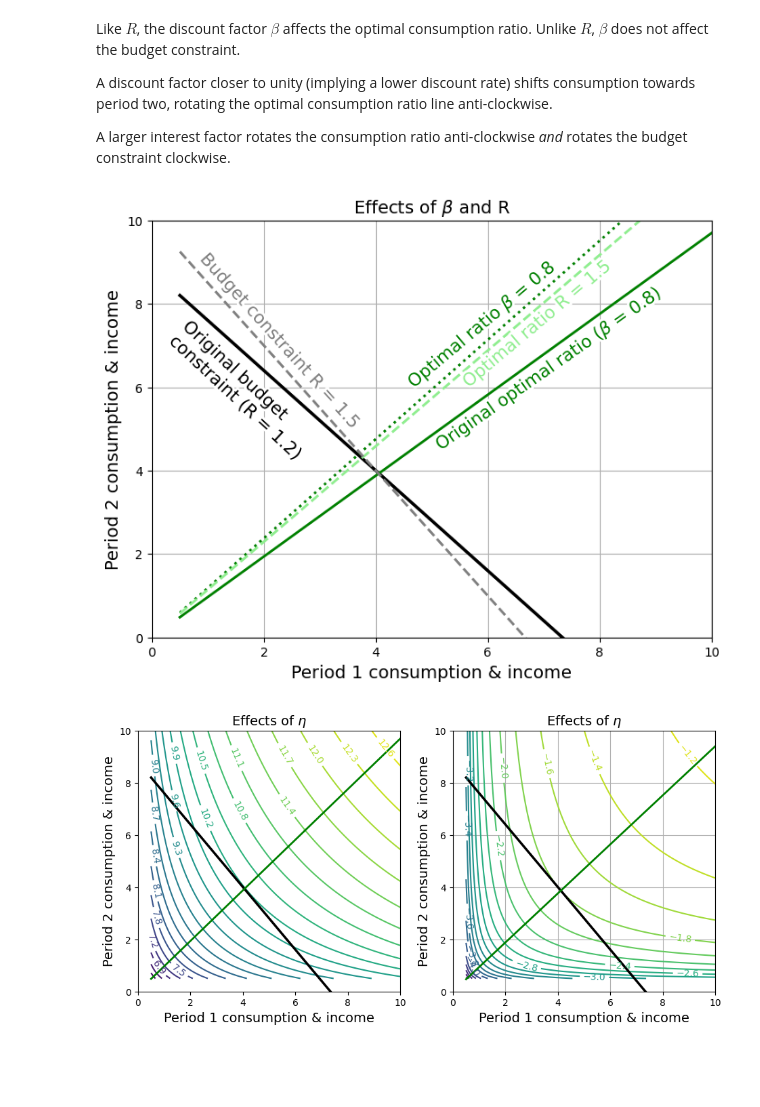
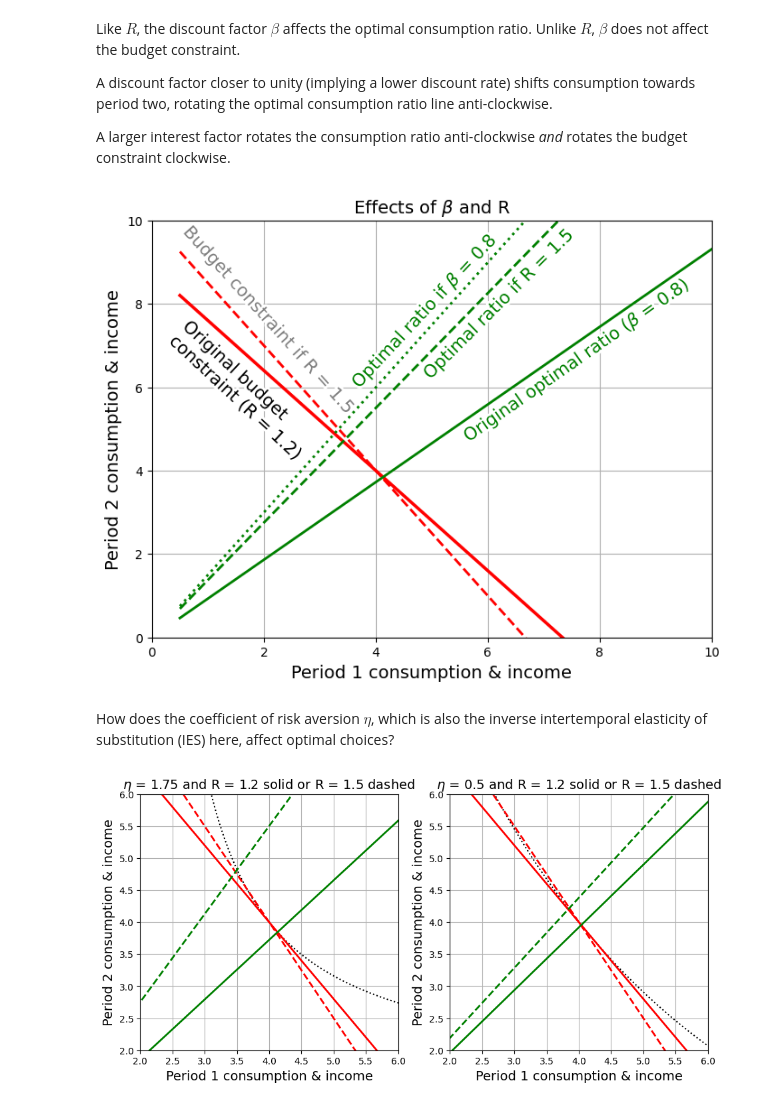
Before and after one commit to jl-2021/my-binder, a Jupyter notebook: intertemporal-choice.ipynb, the cells around one changed output. Saved outputs shown, nothing was run; the diff lists cells and outputs as text; code cells hidden in the pictures; blank space fills up the shorter version.

Commit message:
Tidied up plots

```diff
--- a/intertemporal-choice.ipynb
+++ b/intertemporal-choice.ipynb
@@ -222,7 +235,7 @@ A discount factor closer to unity (implying a lower discount rate) shifts consum
 
 A larger interest factor rotates the consumption ratio anti-clockwise *and* rotates the budget constraint clockwise.
 # %%
-# Using the imports and function definitions above, plot some budget lines
+"""Show how the discount and interest factors affect the budget line and first order condition"""
 
 choice0 = IntertemporalChoice()
 
@@ -257,7 +270,7 @@ c1_line = choice0.linspace()
 plt.figure(figsize=(8, 6))
 
 # Plot the budget constraint
-plt.plot(c1_line, choice0.budget_line(), color='black', linewidth =2.5)
+plt.plot(c1_line, choice0.budget_line(), color='red', linewidth =2.5)
 
 
 plt.xlim(0, 10)
@@ -272,45 +285,55 @@ plt.title(r"Effects of $\beta$ and R", fontsize=14)
 
 plt.plot(c1_line, c2_line_income0, color='green', linewidth =2, linestyle='-')
 plt.plot(c1_line, c2_line_incomeb, color='green', linewidth =2, linestyle=':')
-plt.plot(c1_line, c2_line_incomer, color='lightgreen', linewidth =2, linestyle='--')
+plt.plot(c1_line, c2_line_incomer, color='green', linewidth =2, linestyle='--')
 
-plt.plot(c1_line, choicer.budget_line(), color='grey', linewidth =2, linestyle='--')
+plt.plot(c1_line, choicer.budget_line(), color='red', linewidth =2, linestyle='--')
 
 angle_income = angle_degrees = np.degrees(np.arctan2(c2_line_income[-1] - c2_line_income[0],
                                                      c1_line[-1] - c1_line[0]))
 
-plt.annotate(r'Original optimal ratio ($\beta$ = 0.8)', xy=(5, 6), xytext=(5, 4.5),
+plt.annotate(r'Original optimal ratio ($\beta$ = 0.8)', xy=(5, 6), xytext=(5.5, 4.7),
                fontsize=14, rotation=35, color='green',
             path_effects=[withStroke(linewidth=4, foreground='white')])
 
-plt.annotate(r'Optimal ratio $\beta$ = 0.8', xy=(5, 6), xytext=(4.5, 6.0),
-               fontsize=14, rotation=40, color='green',
+plt.annotate(r'Optimal ratio if $\beta$ = 0.8', xy=(5, 6), xytext=(3.5, 6.0),
+               fontsize=14, rotation=47, color='green',
             path_effects=[withStroke(linewidth=4, foreground='white')])
 
-plt.annotate(r'Optimal ratio R = 1.5', xy=(5, 6), xytext=(5.5, 6),
-               fontsize=14, rotation=40, color='lightgreen',
+plt.annotate(r'Optimal ratio if R = 1.5', xy=(5, 6), xytext=(4.8, 6.2),
+               fontsize=14, rotation=45, color='green',
             path_effects=[withStroke(linewidth=4, foreground='white')])
 
 plt.annotate('Original budget\nconstraint (R = 1.2)', xy=(5, 3), xytext=(0.25, 4.25),
                fontsize=14, rotation=-43, color='black',
             path_effects=[withStroke(linewidth=4, foreground='white')])
 
-plt.annotate(r'Budget constraint R = 1.5', xy=(5, 6), xytext=(0.8, 5),
+plt.annotate(r'Budget constraint if R = 1.5', xy=(5, 6), xytext=(0.5, 5.35),
                fontsize=14, rotation=-48, color='grey',
             path_effects=[withStroke(linewidth=4, foreground='white')])
 
 plt.grid(True)
 plt.show()
 # %% [output]
-[figure, old version]
+[figure, new version]
+# %% [markdown]
+How does the coefficient of risk aversion $\eta$, which is also the inverse intertemporal elasticity of substitution (IES) here, affect optimal choices?
 # %%
-# Using the imports and function definitions above, plot some budget lines
+"""Show how the coefficient of risk aversion (or the inverse IES) affects the budget line and first order condition, hence optimum consumption"""
 
 choice0 = IntertemporalChoice()
 
+pars1 = choice0.pars.copy()
+pars1['R'] = 1.5
+choice1 = IntertemporalChoice(pars1)
+
 parse = choice0.pars.copy()
-parse['eta'] = 1.5
+parse['eta'] = 0.5
 choicee = IntertemporalChoice(parse)
+
+parse1 = choicee.pars.copy()
+parse1['R'] = 1.5
+choicee1 = IntertemporalChoice(parse1)
 
 # Calculate utility for each combination of goods 1 and 2
 utility_values = choice0.gridded_utility()
@@ -319,46 +342,56 @@ utility_valuese = choicee.gridded_utility()
 # Compute c1, c2 and u at the tangent of the budget line and the iso-utility curves
 (c1star,c2star,ustar) = choice0.tangent_point()
 
 # Compute values of c2 for values of c1 below and above the optimal consumption point
 c1_borrow = np.linspace(0.5, c1star, 100)
 budget_line_borrow = choice0.budget_constraint(c1_borrow)
 c1_lend = np.linspace(c1star, 10, 100)
 budget_line_lend = choice0.budget_constraint(c1_lend)
 
 # Create a contour plot to visualize the indifference curve
 fig, ax = plt.subplots(1,2, figsize=(11, 5))
 
-contour = ax[0].contour(choice0.linspace(), choice0.linspace(), choice0.gridded_utility(), levels=23)
-contoure = ax[1].contour(choicee.linspace(), choicee.linspace(), choicee.gridded_utility(), levels=23)
+#contour = ax[0].contour(choice0.linspace(), choice0.linspace(), choice0.gridded_utility(), levels=23)
+#contoure = ax[1].contour(choicee.linspace(), choicee.linspace(), choicee.gridded_utility(), levels=23)
+contour = ax[0].contour(choice0.linspace(), choice0.linspace(), choice0.gridded_utility(), levels=np.array([choice0.tangent_point()[2]]),
+                      colors='black', linestyles=':')
+contour = ax[1].contour(choicee.linspace(), choice0.linspace(), choicee.gridded_utility(), levels=np.array([choicee.tangent_point()[2]]),
+                      colors='black', linestyles=':')
 
-ax[0].set_xlim(0, 10)
-ax[0].set_ylim(0, 10)
-ax[1].set_xlim(0, 10)
-ax[1].set_ylim(0, 10)
+
+ax[0].set_xlim(2, 6)
+ax[0].set_ylim(2, 6)
+ax[1].set_xlim(2, 6)
+ax[1].set_ylim(2, 6)
 
 ax[0].clabel(contour, inline=True, fontsize=10)
 ax[0].set_xlabel('Period 1 consumption & income', fontsize=14)
 ax[0].set_ylabel('Period 2 consumption & income', fontsize=14)
-ax[0].set_title(r"Effects of $\eta$", fontsize=14)
-
+ax[0].set_title(r'$\eta$ = 1.75 and R = 1.2 solid or R = 1.5 dashed', fontsize=14)
+#ax[0].set_subtitle(r"R=1.2 solid, R=1.5 dashed", fontsize=14)
 ax[1].clabel(contoure, inline=True, fontsize=10)
 ax[1].set_xlabel('Period 1 consumption & income', fontsize=14)
 ax[1].set_ylabel('Period 2 consumption & income', fontsize=14)
-ax[1].set_title(r"Effects of $\eta$", fontsize=14)
+ax[1].set_title(r'$\eta$ = 0.5 and R = 1.2 solid or R = 1.5 dashed', fontsize=14)
 
 # Plot the budget constraint
-ax[0].plot(choice0.linspace(), choice0.budget_line(), color='black', linewidth =2.5)
-ax[1].plot(choicee.linspace(), choicee.budget_line(), color='black', linewidth =2.5)
+ax[0].plot(choice0.linspace(), choice0.budget_line(), color='red', linewidth =2)
+ax[1].plot(choicee.linspace(), choicee.budget_line(), color='red', linewidth =2)
+
+ax[0].plot(choice1.linspace(), choice1.budget_line(), color='red', linewidth =2, linestyle='--')
+ax[1].plot(choicee1.linspace(), choicee1.budget_line(), color='red', linewidth =2, linestyle='--')
 
 ax[0].plot(choice0.linspace(), choice0.c2_line(), color='green', linewidth =2, linestyle='-')
 ax[1].plot(choicee.linspace(), choicee.c2_line(), color='green', linewidth =2, linestyle='-')
 
+ax[0].plot(choice1.linspace(), choice1.c2_line(), color='green', linewidth =2, linestyle='--')
+ax[1].plot(choicee1.linspace(), choicee1.c2_line(), color='green', linewidth =2, linestyle='--')
+
+#ax[0].plot(
 
 
-
-
-
-plt.grid(True)
+ax[0].grid(True)
+ax[1].grid(True)
 plt.show()
 # %% [output]
-[figure, old version]
+[figure, new version]
```
Also changed, not shown: parts of 3 cells of this notebook.
